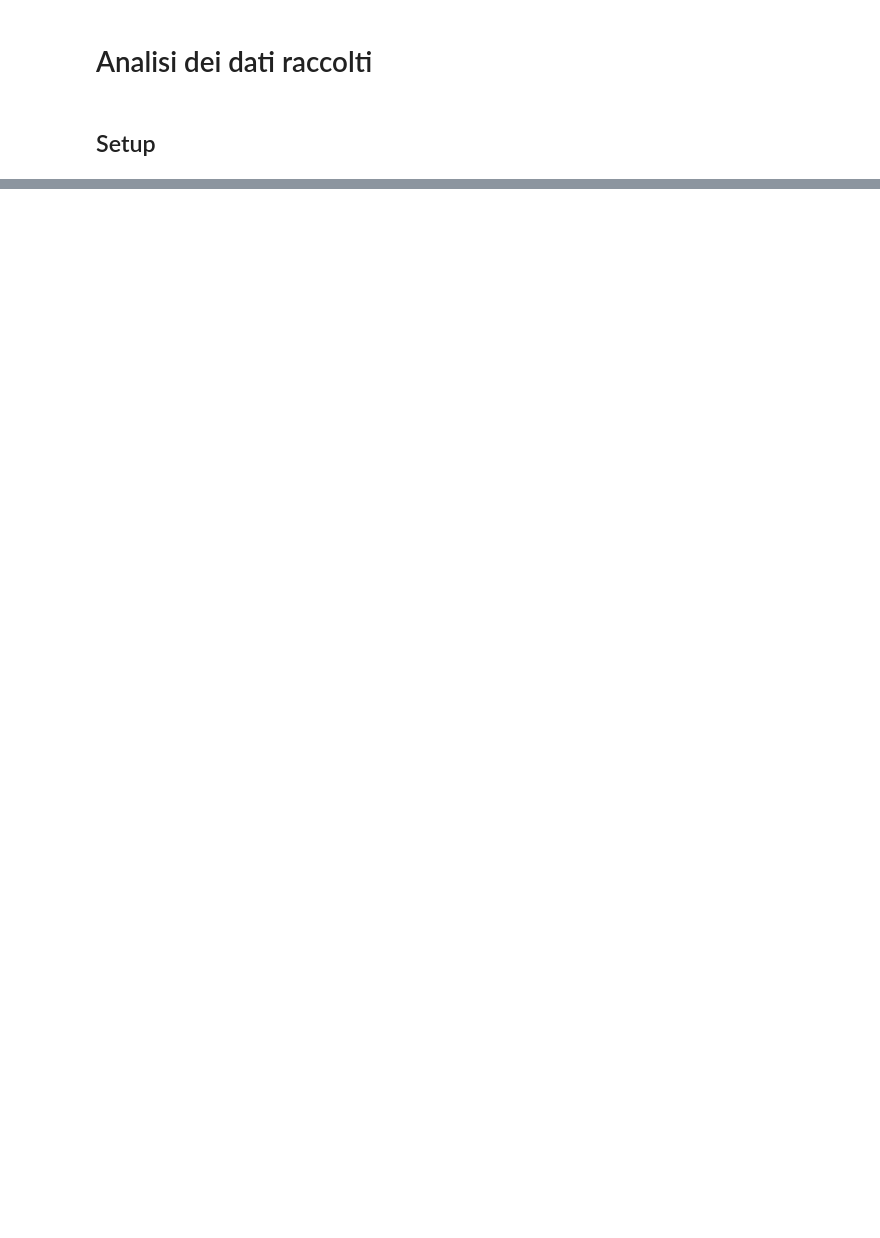
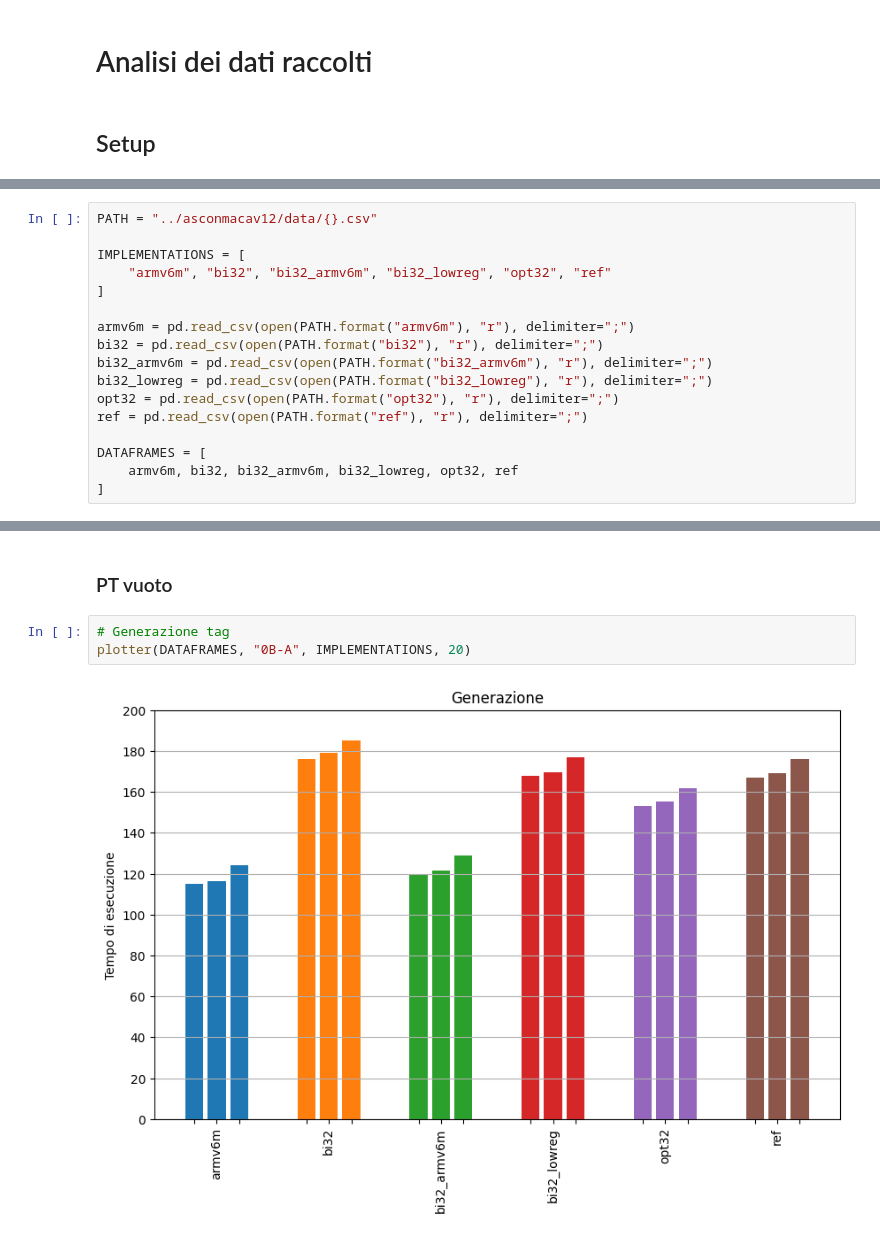
Before and after one commit to MattiaOldani/Tirocinio-ASCON, a Jupyter notebook: adafruit/crypto_auth/notebook/asconmacav12.ipynb, the cells around one changed output, grey strips where cells are left out. Drawn from its saved outputs; the diff is of its cells as text; blank space fills up the shorter version.

```diff
--- a/adafruit/crypto_auth/notebook/asconmacav12.ipynb
+++ b/adafruit/crypto_auth/notebook/asconmacav12.ipynb
@@ -1166,0 +35,17 @@ Varianza: 7.540836836836835
+# %%
+PATH = "../asconmacav12/data/{}.csv"
+
+IMPLEMENTATIONS = [
+    "armv6m", "bi32", "bi32_armv6m", "bi32_lowreg", "opt32", "ref"
+]
+
+armv6m = pd.read_csv(open(PATH.format("armv6m"), "r"), delimiter=";")
+bi32 = pd.read_csv(open(PATH.format("bi32"), "r"), delimiter=";")
+bi32_armv6m = pd.read_csv(open(PATH.format("bi32_armv6m"), "r"), delimiter=";")
+bi32_lowreg = pd.read_csv(open(PATH.format("bi32_lowreg"), "r"), delimiter=";")
+opt32 = pd.read_csv(open(PATH.format("opt32"), "r"), delimiter=";")
+ref = pd.read_csv(open(PATH.format("ref"), "r"), delimiter=";")
+
+DATAFRAMES = [
+    armv6m, bi32, bi32_armv6m, bi32_lowreg, opt32, ref
+]
@@ -1166,0 +63,7 @@ Varianza: 7.540836836836835
+# %% [markdown]
+### PT vuoto
+# %%
+# Generazione tag
+plotter(DATAFRAMES, "0B-A", IMPLEMENTATIONS, 20)
+# %% [output]
+[figure, added]
```
Also changed, not shown: parts of 127 cells of this notebook, 4 other files.
